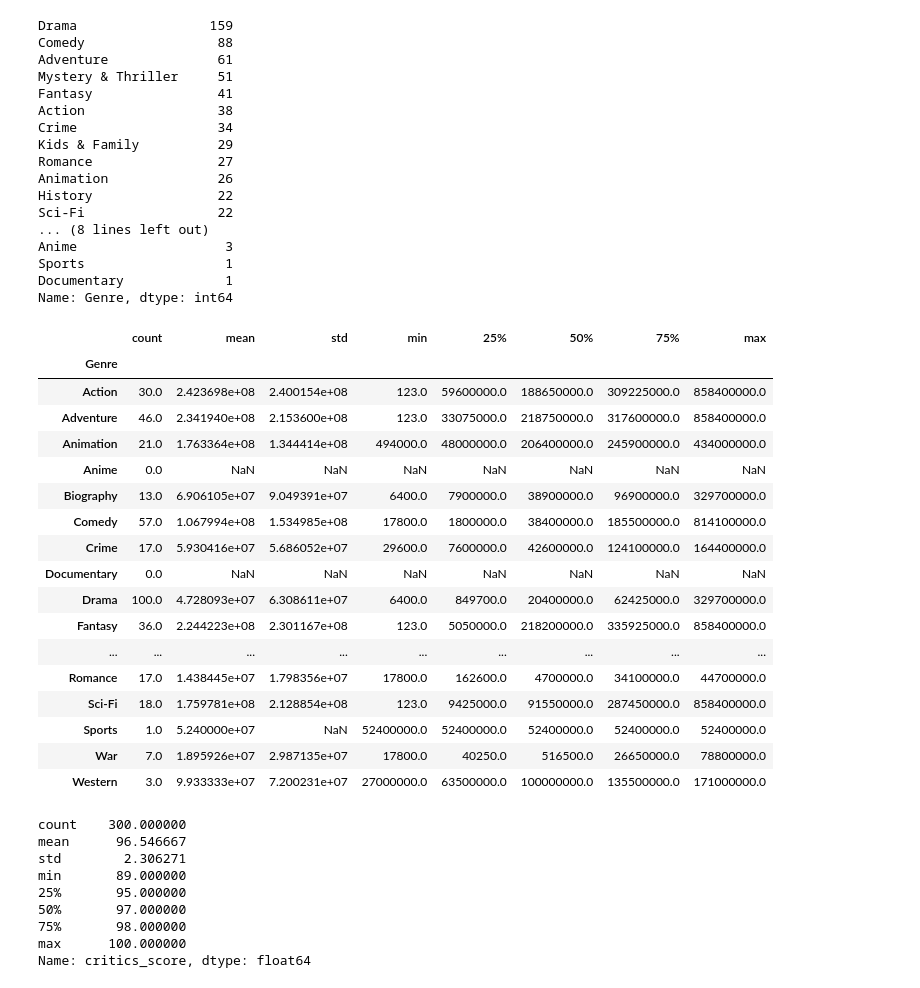
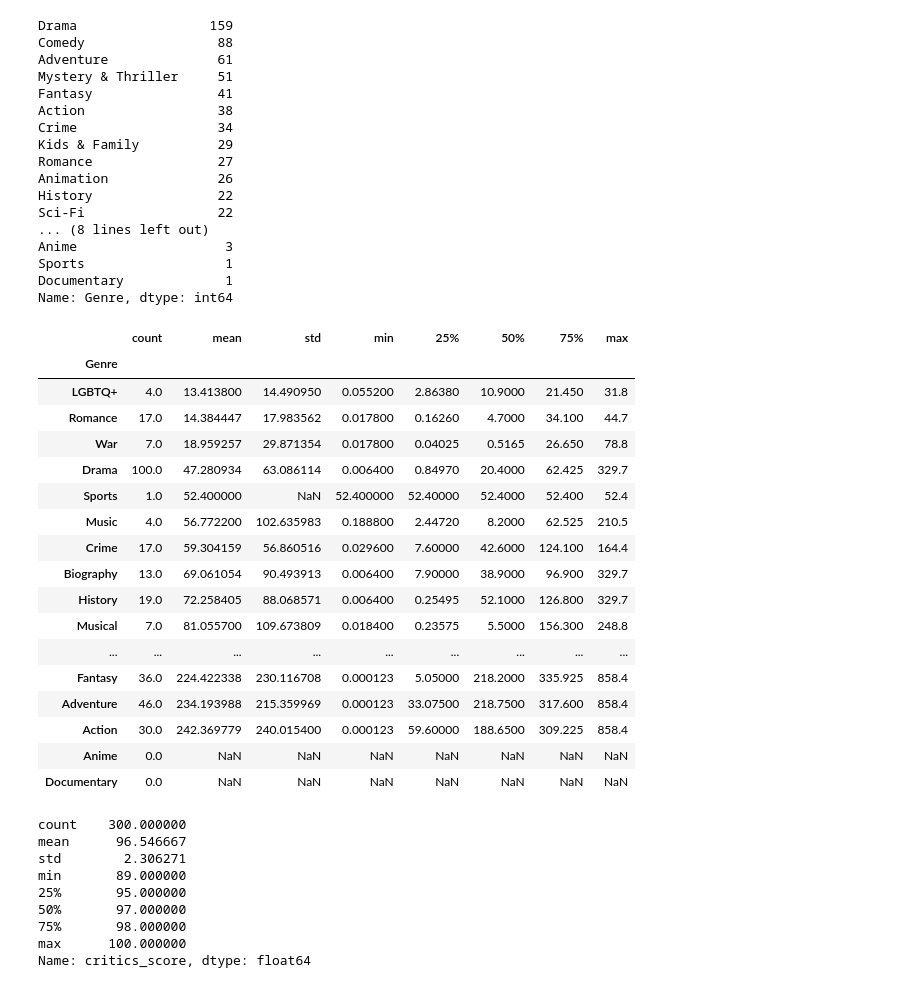
Before and after one commit to LSE-ME204/me204-2024-project-chodani, a Jupyter notebook: notebooks/NB03-EDA-and-Dataviz.ipynb, the cells around one changed output. Drawn from its saved outputs; the diff is of its cells as text; code cells hidden in the pictures.

```diff
--- a/notebooks/NB03-EDA-and-Dataviz.ipynb
+++ b/notebooks/NB03-EDA-and-Dataviz.ipynb
@@ -92,27 +92,29 @@ Anime                   3
 Sports                  1
 Documentary             1
 Name: Genre, dtype: int64
-# %%
-top_df.explode('Genre').groupby('Genre')['revenue'].describe()
-# %% [output]
-|  | count | mean | std | min | 25% | 50% | 75% | max |
-| Genre |  |  |  |  |  |  |  |  |
-| Action | 30.0 | 2.423698e+08 | 2.400154e+08 | 123.0 | 59600000.0 | 188650000.0 | 309225000.0 | 858400000.0 |
-| Adventure | 46.0 | 2.341940e+08 | 2.153600e+08 | 123.0 | 33075000.0 | 218750000.0 | 317600000.0 | 858400000.0 |
-| Animation | 21.0 | 1.763364e+08 | 1.344414e+08 | 494000.0 | 48000000.0 | 206400000.0 | 245900000.0 | 434000000.0 |
-| Anime | 0.0 | NaN | NaN | NaN | NaN | NaN | NaN | NaN |
-| Biography | 13.0 | 6.906105e+07 | 9.049391e+07 | 6400.0 | 7900000.0 | 38900000.0 | 96900000.0 | 329700000.0 |
-| Comedy | 57.0 | 1.067994e+08 | 1.534985e+08 | 17800.0 | 1800000.0 | 38400000.0 | 185500000.0 | 814100000.0 |
-| Crime | 17.0 | 5.930416e+07 | 5.686052e+07 | 29600.0 | 7600000.0 | 42600000.0 | 124100000.0 | 164400000.0 |
-| Documentary | 0.0 | NaN | NaN | NaN | NaN | NaN | NaN | NaN |
-| Drama | 100.0 | 4.728093e+07 | 6.308611e+07 | 6400.0 | 849700.0 | 20400000.0 | 62425000.0 | 329700000.0 |
-| Fantasy | 36.0 | 2.244223e+08 | 2.301167e+08 | 123.0 | 5050000.0 | 218200000.0 | 335925000.0 | 858400000.0 |
-| ... | ... | ... | ... | ... | ... | ... | ... | ... |
-| Romance | 17.0 | 1.438445e+07 | 1.798356e+07 | 17800.0 | 162600.0 | 4700000.0 | 34100000.0 | 44700000.0 |
-| Sci-Fi | 18.0 | 1.759781e+08 | 2.128854e+08 | 123.0 | 9425000.0 | 91550000.0 | 287450000.0 | 858400000.0 |
-| Sports | 1.0 | 5.240000e+07 | NaN | 52400000.0 | 52400000.0 | 52400000.0 | 52400000.0 | 52400000.0 |
-| War | 7.0 | 1.895926e+07 | 2.987135e+07 | 17800.0 | 40250.0 | 516500.0 | 26650000.0 | 78800000.0 |
-| Western | 3.0 | 9.933333e+07 | 7.200231e+07 | 27000000.0 | 63500000.0 | 100000000.0 | 135500000.0 | 171000000.0 |
+# %%
+# make revenues in millions to read numbers easier
+top_df['revenue'] = top_df['revenue'].apply(lambda x: x/1000000)
+top_df.explode('Genre').groupby('Genre')['revenue'].describe().sort_values(by=['mean'])
+# %% [output]
+|  | count | mean | std | min | 25% | 50% | 75% | max |
+| Genre |  |  |  |  |  |  |  |  |
+| LGBTQ+ | 4.0 | 13.413800 | 14.490950 | 0.055200 | 2.86380 | 10.9000 | 21.450 | 31.8 |
+| Romance | 17.0 | 14.384447 | 17.983562 | 0.017800 | 0.16260 | 4.7000 | 34.100 | 44.7 |
+| War | 7.0 | 18.959257 | 29.871354 | 0.017800 | 0.04025 | 0.5165 | 26.650 | 78.8 |
+| Drama | 100.0 | 47.280934 | 63.086114 | 0.006400 | 0.84970 | 20.4000 | 62.425 | 329.7 |
+| Sports | 1.0 | 52.400000 | NaN | 52.400000 | 52.40000 | 52.4000 | 52.400 | 52.4 |
+| Music | 4.0 | 56.772200 | 102.635983 | 0.188800 | 2.44720 | 8.2000 | 62.525 | 210.5 |
+| Crime | 17.0 | 59.304159 | 56.860516 | 0.029600 | 7.60000 | 42.6000 | 124.100 | 164.4 |
+| Biography | 13.0 | 69.061054 | 90.493913 | 0.006400 | 7.90000 | 38.9000 | 96.900 | 329.7 |
+| History | 19.0 | 72.258405 | 88.068571 | 0.006400 | 0.25495 | 52.1000 | 126.800 | 329.7 |
+| Musical | 7.0 | 81.055700 | 109.673809 | 0.018400 | 0.23575 | 5.5000 | 156.300 | 248.8 |
+| ... | ... | ... | ... | ... | ... | ... | ... | ... |
+| Fantasy | 36.0 | 224.422338 | 230.116708 | 0.000123 | 5.05000 | 218.2000 | 335.925 | 858.4 |
+| Adventure | 46.0 | 234.193988 | 215.359969 | 0.000123 | 33.07500 | 218.7500 | 317.600 | 858.4 |
+| Action | 30.0 | 242.369779 | 240.015400 | 0.000123 | 59.60000 | 188.6500 | 309.225 | 858.4 |
+| Anime | 0.0 | NaN | NaN | NaN | NaN | NaN | NaN | NaN |
+| Documentary | 0.0 | NaN | NaN | NaN | NaN | NaN | NaN | NaN |
 # %%
 top_df['critics_score'].describe()
 # %% [output]
```
Also changed, not shown: parts of 20 cells of this notebook, 1 other file.
